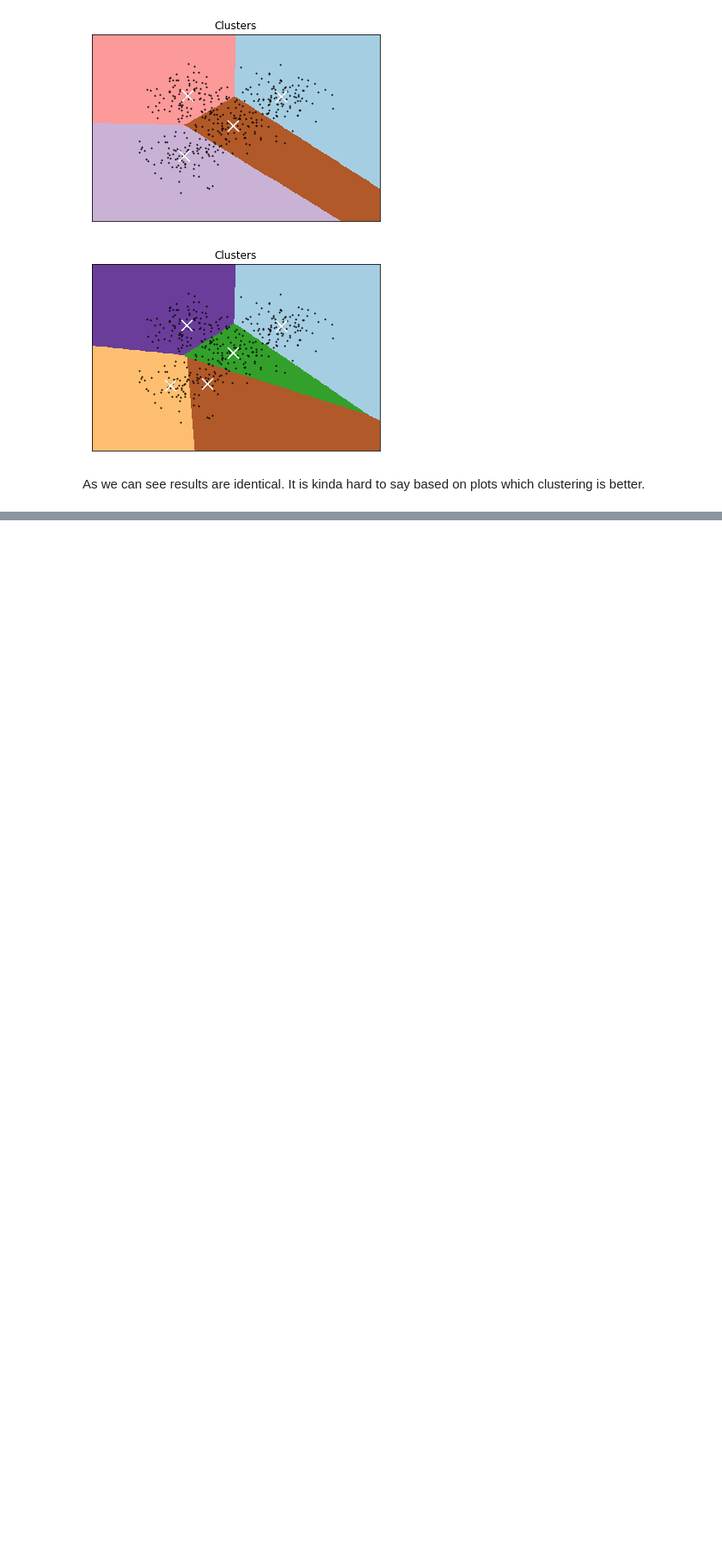
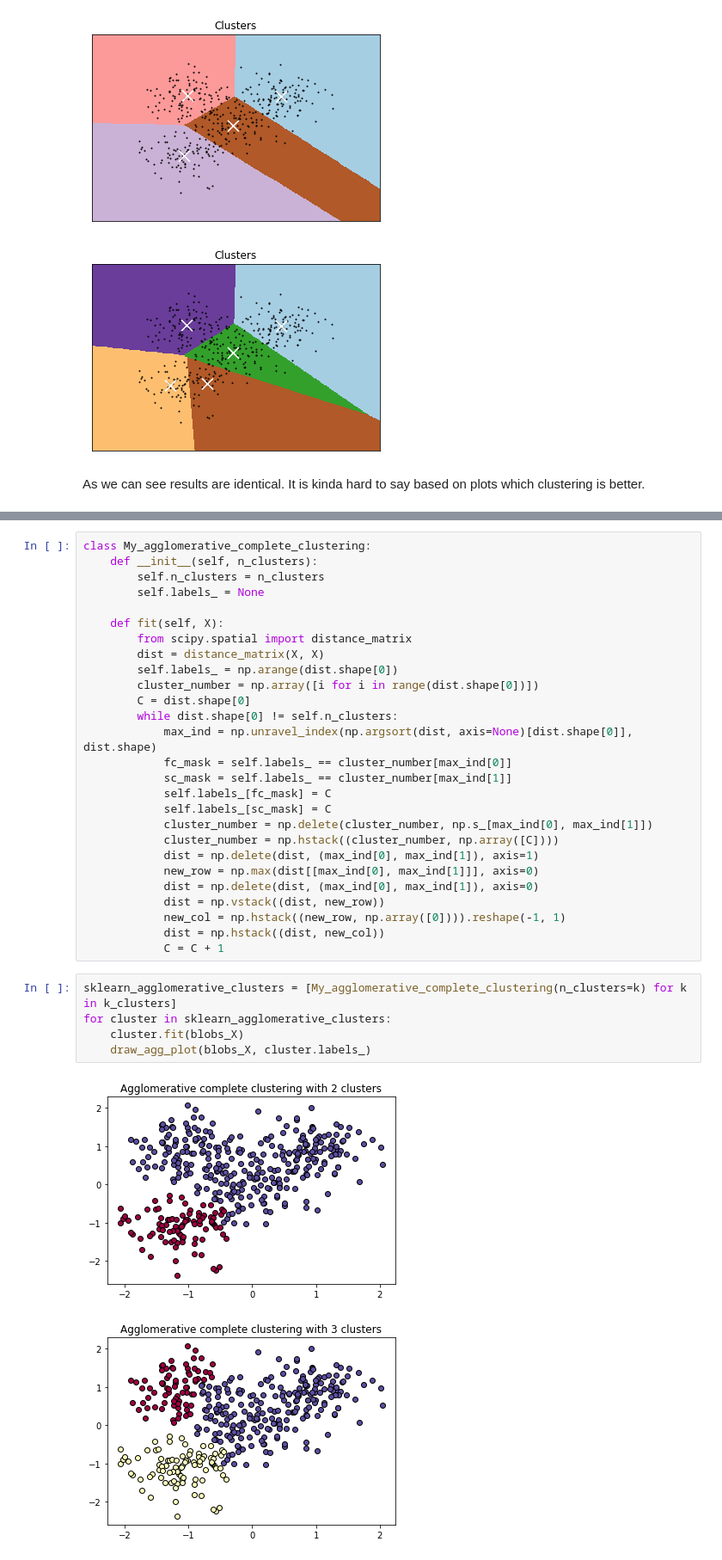
Before and after one commit to RamSaw/MachineLearning, a Jupyter notebook: hw01/hw01.ipynb, the cells around one changed output, grey strips where cells are left out. Shown: that part at 86% size. Saved outputs shown, nothing was run; the diff lists cells and outputs as text; blank space fills up the shorter version.

```diff
--- a/hw01/hw01.ipynb
+++ b/hw01/hw01.ipynb
@@ -356,0 +519,35 @@ As we can see results are identical. It is kinda hard to say based on plots whic
+# %%
+class My_agglomerative_complete_clustering:
+    def __init__(self, n_clusters):
+        self.n_clusters = n_clusters
+        self.labels_ = None
+
+    def fit(self, X):
+        from scipy.spatial import distance_matrix
+        dist = distance_matrix(X, X)
+        self.labels_ = np.arange(dist.shape[0])
+        cluster_number = np.array([i for i in range(dist.shape[0])])
+        C = dist.shape[0]
+        while dist.shape[0] != self.n_clusters:
+            max_ind = np.unravel_index(np.argsort(dist, axis=None)[dist.shape[0]], dist.shape)
+            fc_mask = self.labels_ == cluster_number[max_ind[0]]
+            sc_mask = self.labels_ == cluster_number[max_ind[1]]
+            self.labels_[fc_mask] = C
+            self.labels_[sc_mask] = C
+            cluster_number = np.delete(cluster_number, np.s_[max_ind[0], max_ind[1]])
+            cluster_number = np.hstack((cluster_number, np.array([C])))
+            dist = np.delete(dist, (max_ind[0], max_ind[1]), axis=1)
+            new_row = np.max(dist[[max_ind[0], max_ind[1]]], axis=0)
+            dist = np.delete(dist, (max_ind[0], max_ind[1]), axis=0)
+            dist = np.vstack((dist, new_row))
+            new_col = np.hstack((new_row, np.array([0]))).reshape(-1, 1)
+            dist = np.hstack((dist, new_col))
+            C = C + 1
+# %%
+sklearn_agglomerative_clusters = [My_agglomerative_complete_clustering(n_clusters=k) for k in k_clusters]
+for cluster in sklearn_agglomerative_clusters:
+    cluster.fit(blobs_X)
+    draw_agg_plot(blobs_X, cluster.labels_)
+# %% [output]
+[figure, added]
+[figure, added]
```
Also changed, not shown: parts of 21 cells of this notebook.
